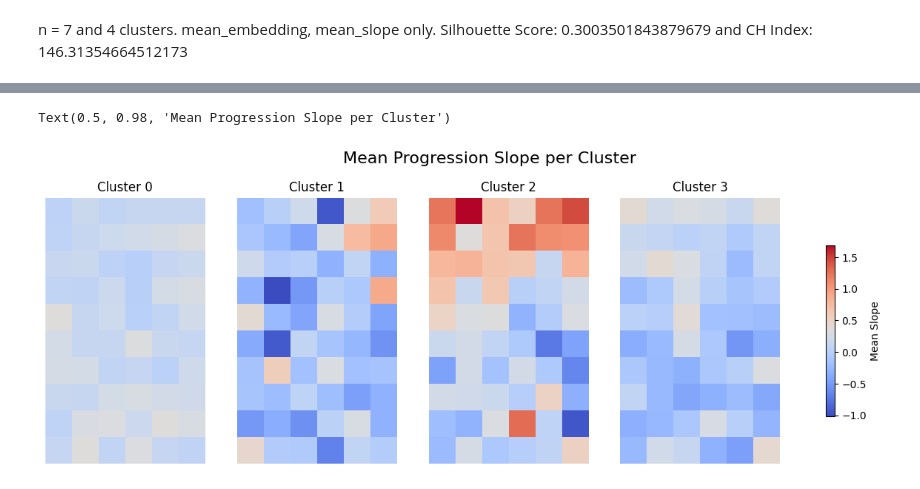
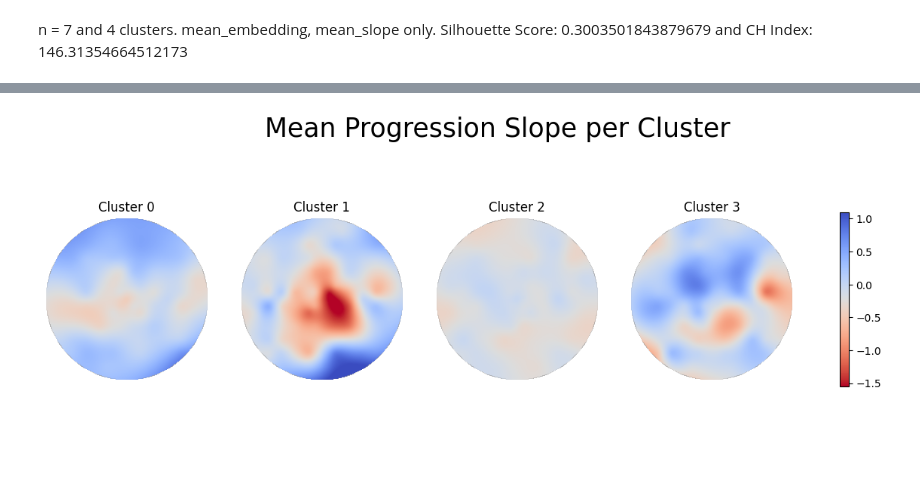
Before and after one commit to lilyhirano/Visual-Field-Analysis, a Jupyter notebook: unsupervised_model/test.ipynb, the cells around one changed output, grey strips where cells are left out. Saved outputs shown, nothing was run; the diff lists cells and outputs as text; code cells hidden in the pictures; blank space fills up the shorter version.

```diff
--- a/unsupervised_model/test.ipynb
+++ b/unsupervised_model/test.ipynb
@@ -174,0 +164,15 @@ for ax, c in zip(axes, clusters):
+# %%
+n_clusters = len(clusters)
+fig, axes = plt.subplots(1, n_clusters, figsize=(4*n_clusters, 5))
+
+all_vals = np.concatenate([baseline_means[c] for c in clusters])
+vmin, vmax = all_vals.min(), all_vals.max()
+
+for ax, c in zip(axes, clusters):
+    values = baseline_means[c]
+    im = plot_interpolated_vf(values, ax=ax,
+                              cmap='viridis', title=f"Cluster {c}", vmin=vmin, vmax=vmax)
+
+fig.colorbar(im, ax=axes.ravel().tolist(), shrink=0.6)
+fig.suptitle("Mean Baseline VF per Cluster", fontsize=25)
+plt.show()
@@ -178,12 +184,8 @@ mean_slope_vf = np.zeros((N, P))
 
 for i in range(N):
     valid_visits = patients[i][masks[i]==1]  # only real visits
-    if len(valid_visits) > 1:
-        diffs = np.diff(valid_visits, axis=0)  # difference between consecutive visits
-        mean_slope_vf[i] = - np.mean(diffs, axis=0)  # average slope per VF location
-    else:
-        mean_slope_vf[i] = np.zeros(P)
-
+    diffs = np.diff(valid_visits, axis=0)  # difference between consecutive visits
+    mean_slope_vf[i] = np.mean(diffs, axis=0)  # average slope per VF location
 
 
 cluster_slope_vf = {}
@@ -192,18 +194,17 @@ for c, idx in clusters.items():
 # %%
 n_clusters = len(clusters)
 fig, axes = plt.subplots(1, n_clusters, figsize=(4*n_clusters, 5))
 
-vmin = min([cluster_slope_vf[c].min() for c in clusters])
-vmax = max([cluster_slope_vf[c].max() for c in clusters])
+all_vals = np.concatenate([cluster_slope_vf[c] for c in clusters])
+vmin, vmax = all_vals.min(), all_vals.max()
 
 for ax, c in zip(axes, clusters):
-    s = cluster_slope_vf[c].reshape(10, 6)
-    im = ax.imshow(s, cmap='coolwarm', vmin=vmin, vmax=vmax)
-    ax.set_title(f"Cluster {c}")
-    ax.axis('off')
+    values = cluster_slope_vf[c]
+    im = plot_interpolated_vf(values, ax=ax,
+                              cmap='coolwarm_r', title=f"Cluster {c}", vmin=vmin, vmax=vmax)
 
-fig.colorbar(im, ax=axes.ravel().tolist(), shrink=0.6, label='Mean Slope')
-plt.suptitle("Mean Progression Slope per Cluster", fontsize=16)
+fig.colorbar(im, ax=axes.ravel().tolist(), shrink=0.6)
+fig.suptitle("Mean Progression Slope per Cluster", fontsize=25)
+plt.show()
 # %% [output]
-Text(0.5, 0.98, 'Mean Progression Slope per Cluster')
-[figure, old version]
+[figure, new version]
```
Also changed, not shown: parts of 17 cells of this notebook, 10 other files.
